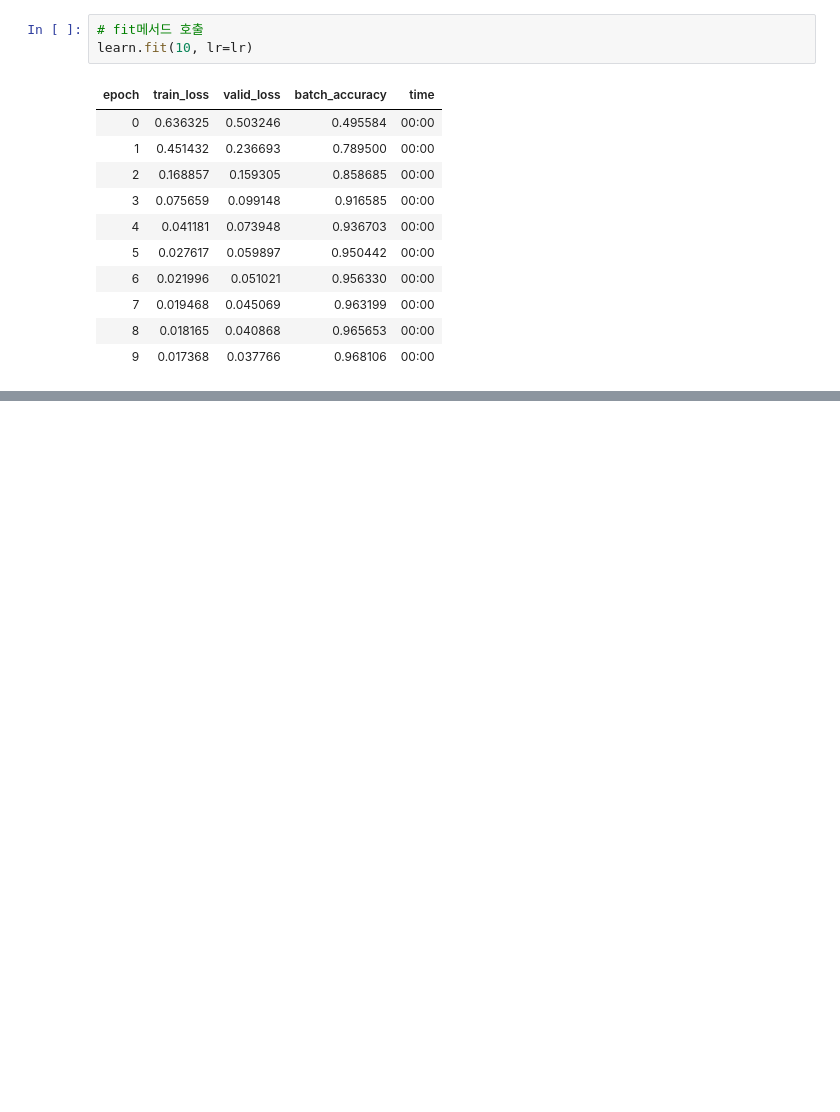
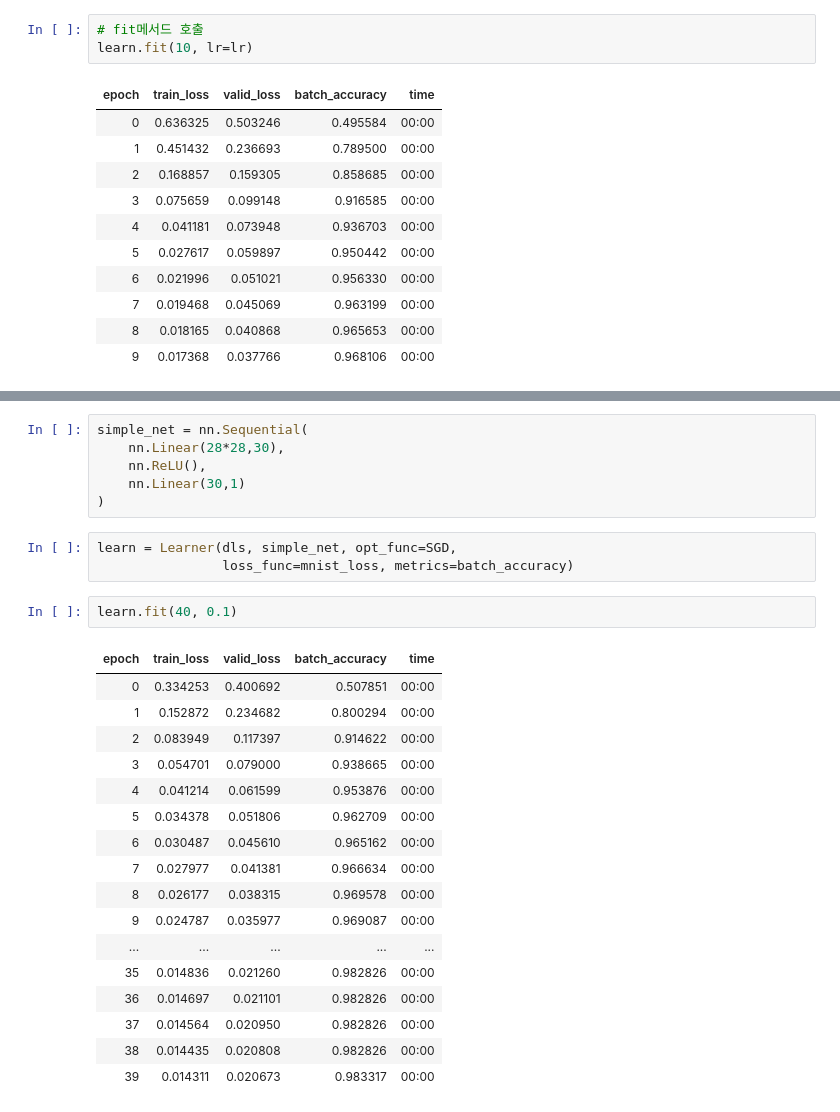
Before and after one commit to chw8207/fastai_pytorch, a Jupyter notebook: 숫자분류기.ipynb, the cells around one changed output, grey strips where cells are left out. Cells and saved outputs as stored; diff of their text form; blank space fills up the shorter version.

```diff
--- a/숫자분류기.ipynb
+++ b/숫자분류기.ipynb
@@ -814,0 +835,29 @@ learn.fit(10, lr=lr)
+# %%
+simple_net = nn.Sequential(
+    nn.Linear(28*28,30),
+    nn.ReLU(),
+    nn.Linear(30,1)
+)
+# %%
+learn = Learner(dls, simple_net, opt_func=SGD,
+                loss_func=mnist_loss, metrics=batch_accuracy)
+# %%
+learn.fit(40, 0.1)
+# %% [output]
+| epoch | train_loss | valid_loss | batch_accuracy | time |
+| 0 | 0.334253 | 0.400692 | 0.507851 | 00:00 |
+| 1 | 0.152872 | 0.234682 | 0.800294 | 00:00 |
+| 2 | 0.083949 | 0.117397 | 0.914622 | 00:00 |
+| 3 | 0.054701 | 0.079000 | 0.938665 | 00:00 |
+| 4 | 0.041214 | 0.061599 | 0.953876 | 00:00 |
+| 5 | 0.034378 | 0.051806 | 0.962709 | 00:00 |
+| 6 | 0.030487 | 0.045610 | 0.965162 | 00:00 |
+| 7 | 0.027977 | 0.041381 | 0.966634 | 00:00 |
+| 8 | 0.026177 | 0.038315 | 0.969578 | 00:00 |
+| 9 | 0.024787 | 0.035977 | 0.969087 | 00:00 |
+| ... | ... | ... | ... | ... |
+| 35 | 0.014836 | 0.021260 | 0.982826 | 00:00 |
+| 36 | 0.014697 | 0.021101 | 0.982826 | 00:00 |
+| 37 | 0.014564 | 0.020950 | 0.982826 | 00:00 |
+| 38 | 0.014435 | 0.020808 | 0.982826 | 00:00 |
+| 39 | 0.014311 | 0.020673 | 0.983317 | 00:00 |
```
Also changed, not shown: parts of 8 cells of this notebook.
